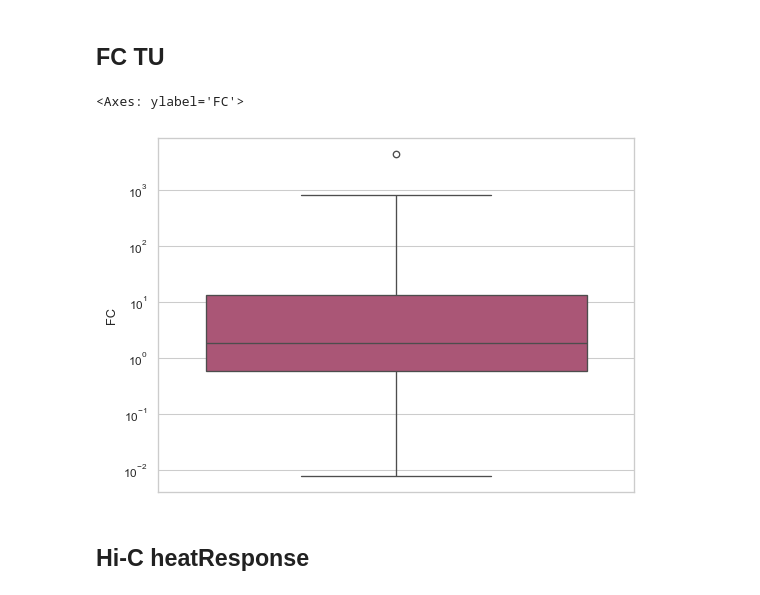
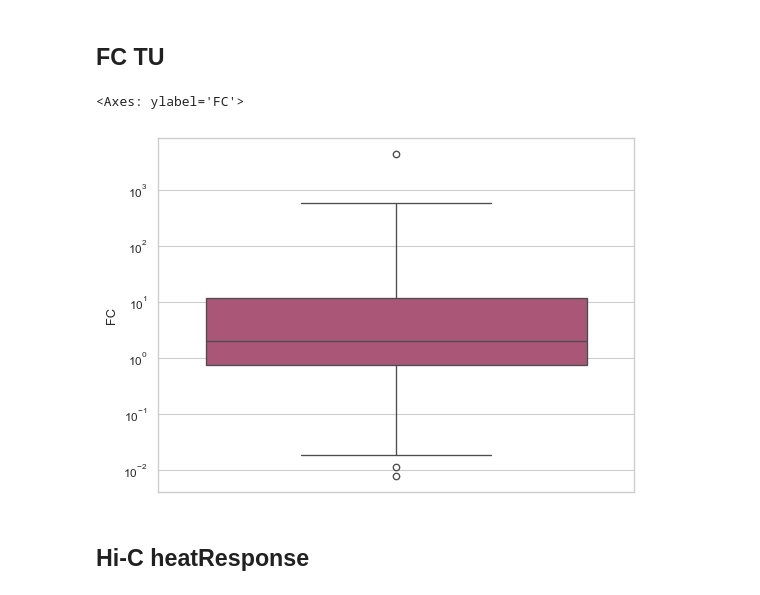
Before and after one commit to irzhegalova/ecoli_microc, a Jupyter notebook: scripts/heatshock&GO.ipynb, the cells around one changed output. Cells and saved outputs as stored; diff of their text form; code cells hidden in the pictures.

```diff
--- a/scripts/heatshock&GO.ipynb
+++ b/scripts/heatshock&GO.ipynb
@@ -128,3 +133,20 @@ TU_df.head()
 | 2 | NC_000913.3 | 1006491 | 1007600 | ycbX | - | operon_tu3 | ycbX | 1 | True | unknown | ... |
 | 3 | NC_000913.3 | 1007844 | 1011871 | rlmL-uup | + | operon_tu4 | rlmL;uup | 2 | True | unknown | ... |
 | 4 | NC_000913.3 | 1012001 | 1015459 | pqiABC | + | operon_tu5 | pqiA;pqiB;pqiC | 3 | True | sigma38 | ... |
+# %%
+operons_df = pd.read_table('data/operon_counts.tsv')
+operons_df['length'] = operons_df.end - operons_df.start
+
+
+operons_df['chrom'] = 'NC_000913.3'
+bin_labels_4 = ['short', '25-50%', '50-75%', 'long']
+operons_df['length_group'] = pd.qcut(operons_df['length'], 4, labels=False)
+operons_df['lengthBool_group'] = np.where(operons_df['length'] > operons_df.length.median(), 'long', 'short')
+
+bin_labels_4 = ['bottom 50%', '50-75%', '75-90%', '>90%']
+operons_df['nascentCust_group'] = pd.qcut(operons_df['nascent_wt'],
+                                          q=[0, .5, .75, .9, 1],
+                                          labels=bin_labels_4)
+bin_labels_nascent = ['0-33.3%', '33.3%-66.6%', '66.6-100%']
+operons_df['nascent_group'] = pd.qcut(operons_df['nascent_wt'], 3, labels=bin_labels_nascent)
+operons_df.head()
@@ -145,10 +174,10 @@ df_heatResponse.head()
 | 780 | b4143 | GO terms (biological process) | GO:0009408 | groL | chaperonin GroEL | mitochondrial unfolded protein re... | membrane // cytoplasm // GroEL-Gr... | ... |
 # %%
 heatResponse_list = df_heatResponse['Gene Name'].tolist()
-TU_df_splittedGenes = (TU_df.loc[:,['TU_name', 'genes']].set_index(['TU_name'])
+TU_df_splittedGenes = (operons_df.loc[:,['operon_name', 'genes']].set_index(['operon_name'])
        .apply(lambda x: x.str.split(';').explode())
        .reset_index())
-TU_name_list = TU_df_splittedGenes.TU_name[TU_df_splittedGenes.genes.isin(heatResponse_list)].tolist()
-TU_df.loc[TU_df.TU_name.isin(TU_name_list),'HeatResponsegroup'] = 'GO_HR'
-TU_df.head()
+TU_name_list = TU_df_splittedGenes.operon_name[TU_df_splittedGenes.genes.isin(heatResponse_list)].tolist()
+operons_df.loc[operons_df.operon_name.isin(TU_name_list),'HeatResponsegroup'] = 'GO_HR'
+operons_df.head()
 # %% [output]
@@ -166,13 +203,13 @@ sigma32_HR_TU_df['HeatResponsegroup'] = 'sigma32_HR'
 # %% [markdown]
 ## FC TU
 # %%
-TU_df['nascent_wt_CPM'] = TU_df.nascent_wt / 4258792 * 1000000
-TU_df['nascent_wt44_CPM'] = TU_df.nascent_wt44 / 6936811 * 1000000
-TU_df['FC'] = TU_df.nascent_wt44_CPM / (TU_df.nascent_wt_CPM + 0.01)
-sns.boxplot(data=TU_df,y='FC',log_scale=True)
+operons_df['nascent_wt_CPM'] = operons_df.nascent_wt / 4258792 * 1000000
+operons_df['nascent_wt44_CPM'] = operons_df.nascent_wt44 / 6936811 * 1000000
+operons_df['FC'] = operons_df.nascent_wt44_CPM / (operons_df.nascent_wt_CPM + 0.01)
+sns.boxplot(data=operons_df,y='FC',log_scale=True)
 # %% [output]
 <Axes: ylabel='FC'>
-[figure, old version]
+[figure, new version]
 # %%
 wt44_thr = np.quantile(TU_df.nascent_wt44, 0.95)
 FC_HR_TU_df = TU_df.query('FC > 4 and lengthBool_group == "long" and nascent_wt44 > @wt44_thr')
```
Also changed, not shown: parts of 57 cells of this notebook, 1 other file.
